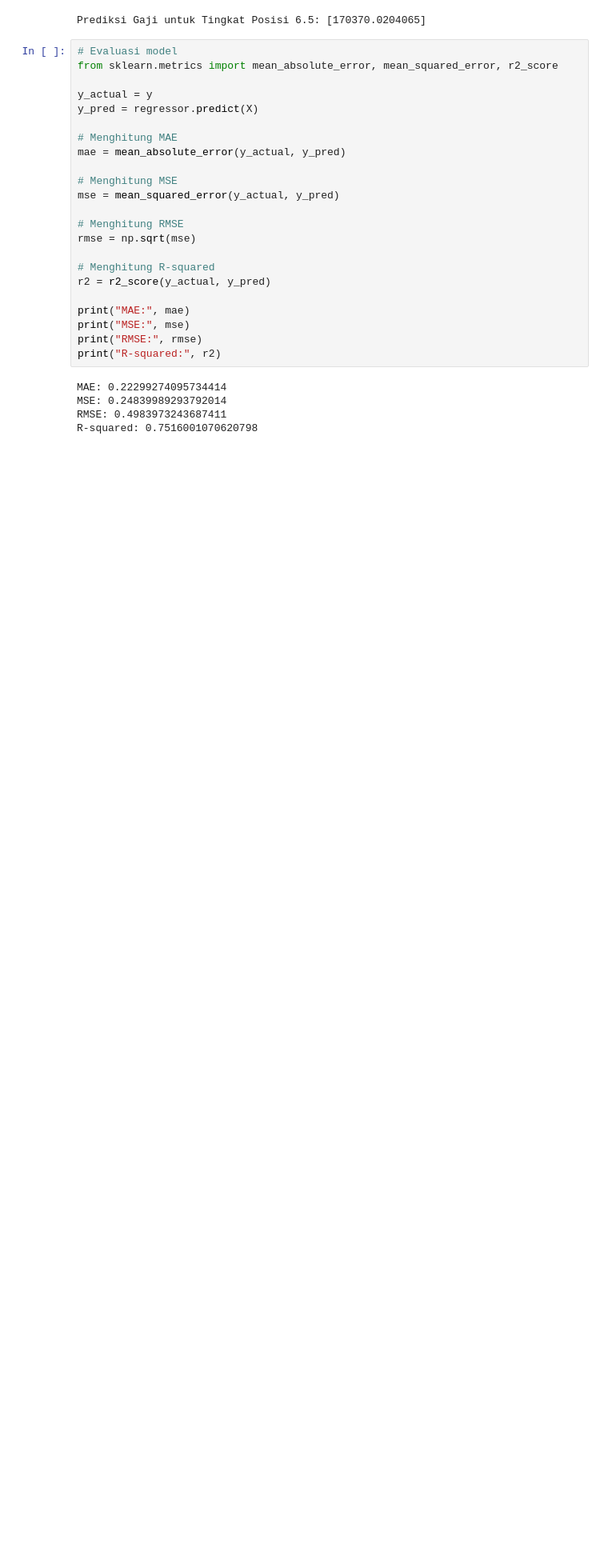
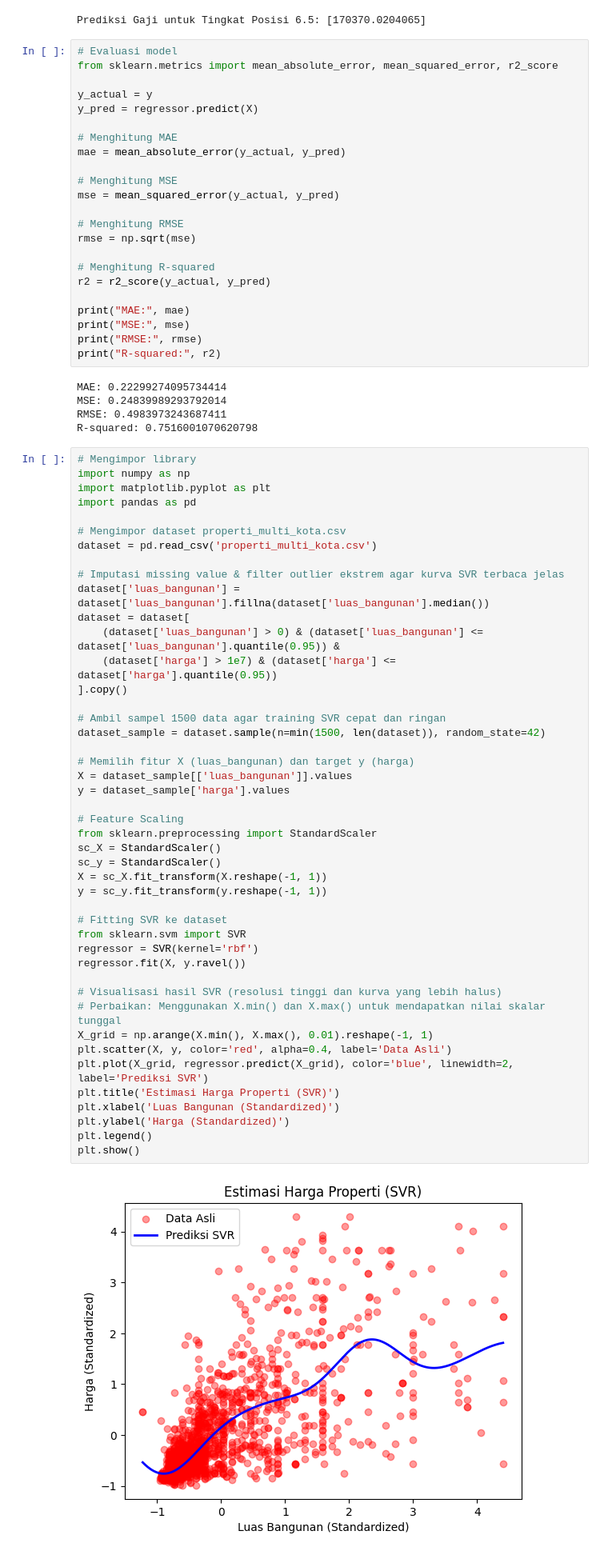
Before and after one commit to m1Febriansyah/244107020199-ML-12, a Jupyter notebook: JS07Praktikum2.ipynb, the cells around one changed output. Shown at 80% size. Saved outputs shown, nothing was run; the diff lists cells and outputs as text; blank space fills up the shorter version.

```diff
--- a/JS07Praktikum2.ipynb
+++ b/JS07Praktikum2.ipynb
@@ -78,3 +78,50 @@ MAE: 0.22299274095734414
 MSE: 0.24839989293792014
 RMSE: 0.4983973243687411
 R-squared: 0.7516001070620798
+# %%
+# Mengimpor library
+import numpy as np
+import matplotlib.pyplot as plt
+import pandas as pd
+
+# Mengimpor dataset properti_multi_kota.csv
+dataset = pd.read_csv('properti_multi_kota.csv')
+
+# Imputasi missing value & filter outlier ekstrem agar kurva SVR terbaca jelas
+dataset['luas_bangunan'] = dataset['luas_bangunan'].fillna(dataset['luas_bangunan'].median())
+dataset = dataset[
+    (dataset['luas_bangunan'] > 0) & (dataset['luas_bangunan'] <= dataset['luas_bangunan'].quantile(0.95)) &
+    (dataset['harga'] > 1e7) & (dataset['harga'] <= dataset['harga'].quantile(0.95))
+].copy()
+
+# Ambil sampel 1500 data agar training SVR cepat dan ringan
+dataset_sample = dataset.sample(n=min(1500, len(dataset)), random_state=42)
+
+# Memilih fitur X (luas_bangunan) dan target y (harga)
+X = dataset_sample[['luas_bangunan']].values
+y = dataset_sample['harga'].values
+
+# Feature Scaling
+from sklearn.preprocessing import StandardScaler
+sc_X = StandardScaler()
+sc_y = StandardScaler()
+X = sc_X.fit_transform(X.reshape(-1, 1))
+y = sc_y.fit_transform(y.reshape(-1, 1))
+
+# Fitting SVR ke dataset
+from sklearn.svm import SVR
+regressor = SVR(kernel='rbf')
+regressor.fit(X, y.ravel())
+
+# Visualisasi hasil SVR (resolusi tinggi dan kurva yang lebih halus)
+# Perbaikan: Menggunakan X.min() dan X.max() untuk mendapatkan nilai skalar tunggal
+X_grid = np.arange(X.min(), X.max(), 0.01).reshape(-1, 1)
+plt.scatter(X, y, color='red', alpha=0.4, label='Data Asli')
+plt.plot(X_grid, regressor.predict(X_grid), color='blue', linewidth=2, label='Prediksi SVR')
+plt.title('Estimasi Harga Properti (SVR)')
+plt.xlabel('Luas Bangunan (Standardized)')
+plt.ylabel('Harga (Standardized)')
+plt.legend()
+plt.show()
+# %% [output]
+[figure, added]
```
Also changed, not shown: parts of 2 cells of this notebook.
